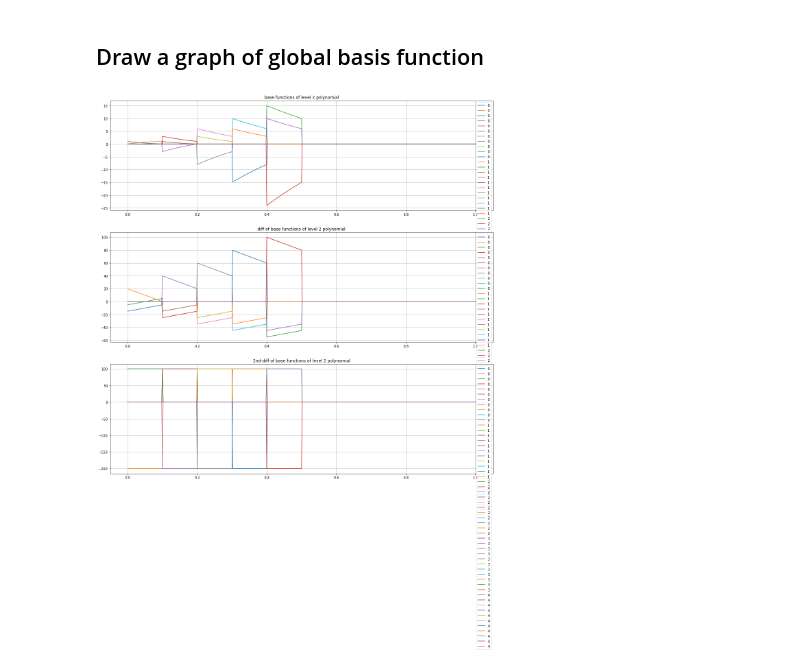
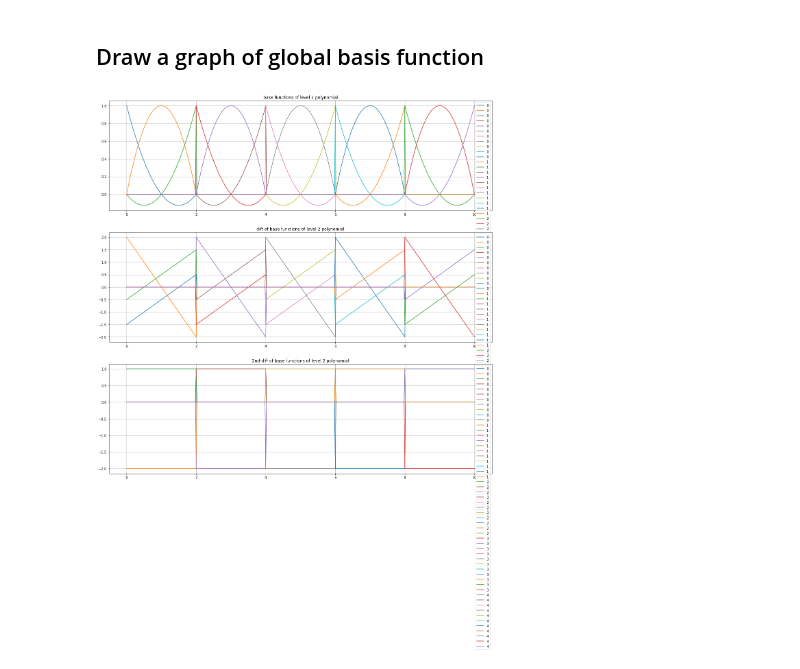
Before and after one commit to kl2217/finite-element, a Jupyter notebook: basisFunc.ipynb, the cells around one changed output. Drawn from its saved outputs; the diff is of its cells as text; code cells hidden in the pictures.

Commit message:
fix graph range for finite element base functions

```diff
--- a/basisFunc.ipynb
+++ b/basisFunc.ipynb
@@ -88,5 +88,6 @@ $$
 xn,h = symbols('xn h')
 lbasis = [equationList[i].subs(sol).subs(x, (x-xn)/h)
           for i in range(len(equationList))]
-display(lbasis)
+for i in range(len(lbasis)):
+    display(lbasis[i])
 # %% [output]
@@ -141,7 +142,7 @@ N = 5
 print('N=',N)
 #[a, b]
 start = 0
-end = 1
+end = 10
 
 #mesh cell size
 H = (end - start)/N
@@ -240,39 +242,38 @@ def phiarray(xarray, j, n, dl=0):
     phi = linearBase(j, n, dl)
     #display(phi)
     for k in range(0, xarray.size):
-        t = xarray[k]
-        if t < Pb[n] or t > Pb[n+1]:
+        t0 = xarray[k]
+        if t0 < P[n] or t0 > P[n+1]:
             l[k] =  0
         else:
-            l[k] = phi.subs(x, xarray[k])
+            l[k] = phi.subs(x, t0)
     return l
 
 t=np.arange(start, end+hf/50, hf/50)
-
 fig1 = plt.figure(1, figsize=(20, 20))
 chart1 = fig1.add_subplot(311)
 chart2 = fig1.add_subplot(312)
 chart3 = fig1.add_subplot(313)
 for n in range(N):
     for j in range(Nb):
         chart1.plot(t, phiarray(t, j, n), label=n)
 chart1.grid()
 chart1.legend()
 chart1.title.set_text('base functions of level '+str(L)+' polynomial')
 
 for n in range(N):
     for j in range(Nb):
         chart2.plot(t, phiarray(t, j, n, 1), label=n)
 chart2.grid()
 chart2.legend()
 chart2.title.set_text('diff of base functions of level '+str(L)+' polynomial')
 
 for n in range(N):
     for j in range(Nb):
         chart3.plot(t, phiarray(t, j, n, 2), label=n)
 chart3.grid()
 chart3.legend()
 chart3.title.set_text('2nd-diff of base functions of level '+str(L)+' polynomial')
 plt.show()
 # %% [output]
-[figure, old version]
+[figure, new version]
```
Also changed, not shown: parts of 4 cells of this notebook, 1 other file.
